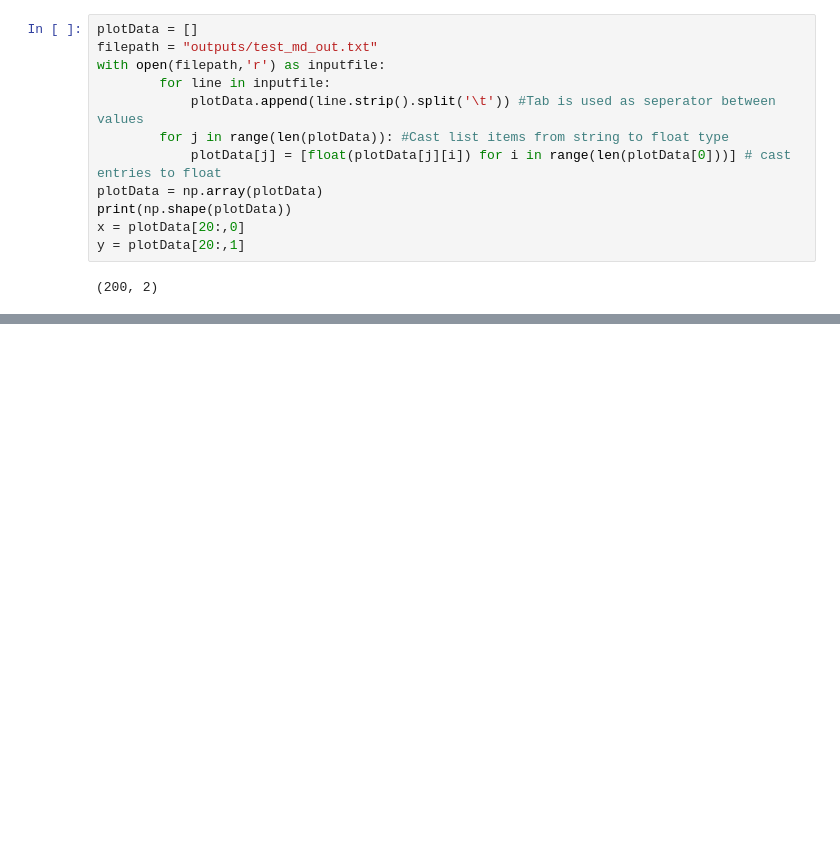
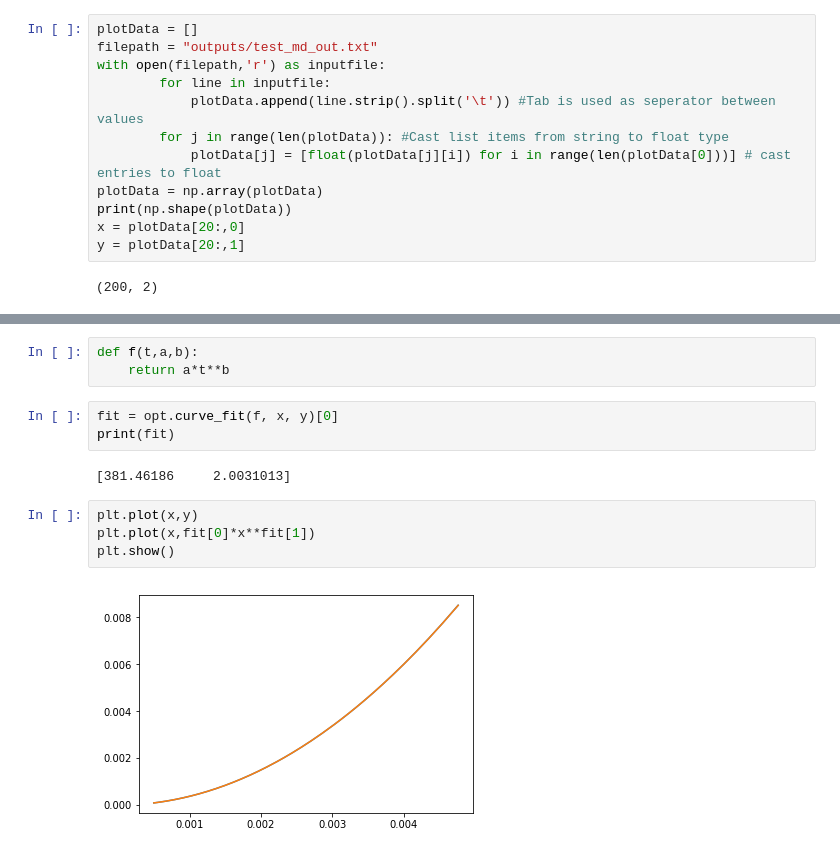
Before and after one commit to tisabe/hmcp, a Jupyter notebook: tests.ipynb, the cells around one changed output, grey strips where cells are left out. Cells and saved outputs as stored; diff of their text form; blank space fills up the shorter version.

```diff
--- a/tests.ipynb
+++ b/tests.ipynb
@@ -72,0 +73,14 @@ plt.plot(x,y)
+# %%
+def f(t,a,b):
+    return a*t**b
+# %%
+fit = opt.curve_fit(f, x, y)[0]
+print(fit)
+# %% [output]
+[381.46186     2.0031013]
+# %%
+plt.plot(x,y)
+plt.plot(x,fit[0]*x**fit[1])
+plt.show()
+# %% [output]
+[figure, added]
```
Also changed, not shown: parts of 3 cells of this notebook, 4 other files.
